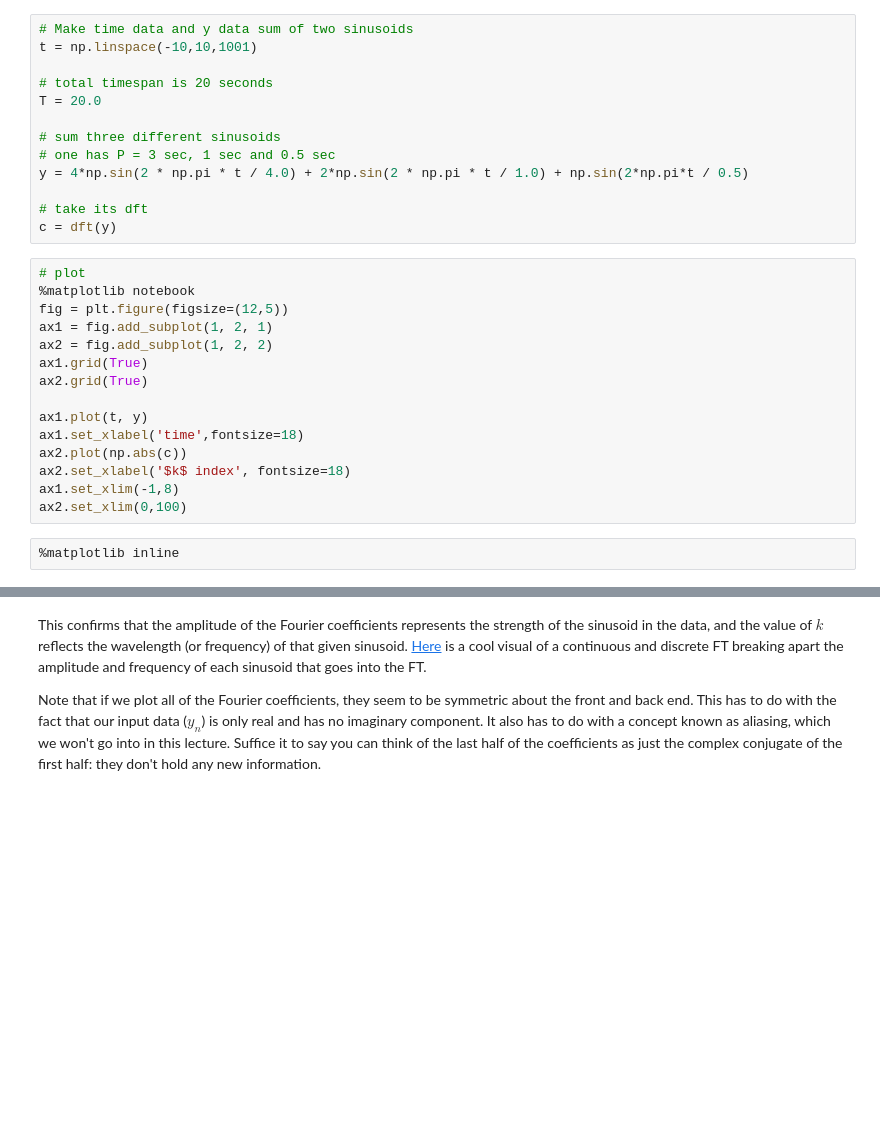
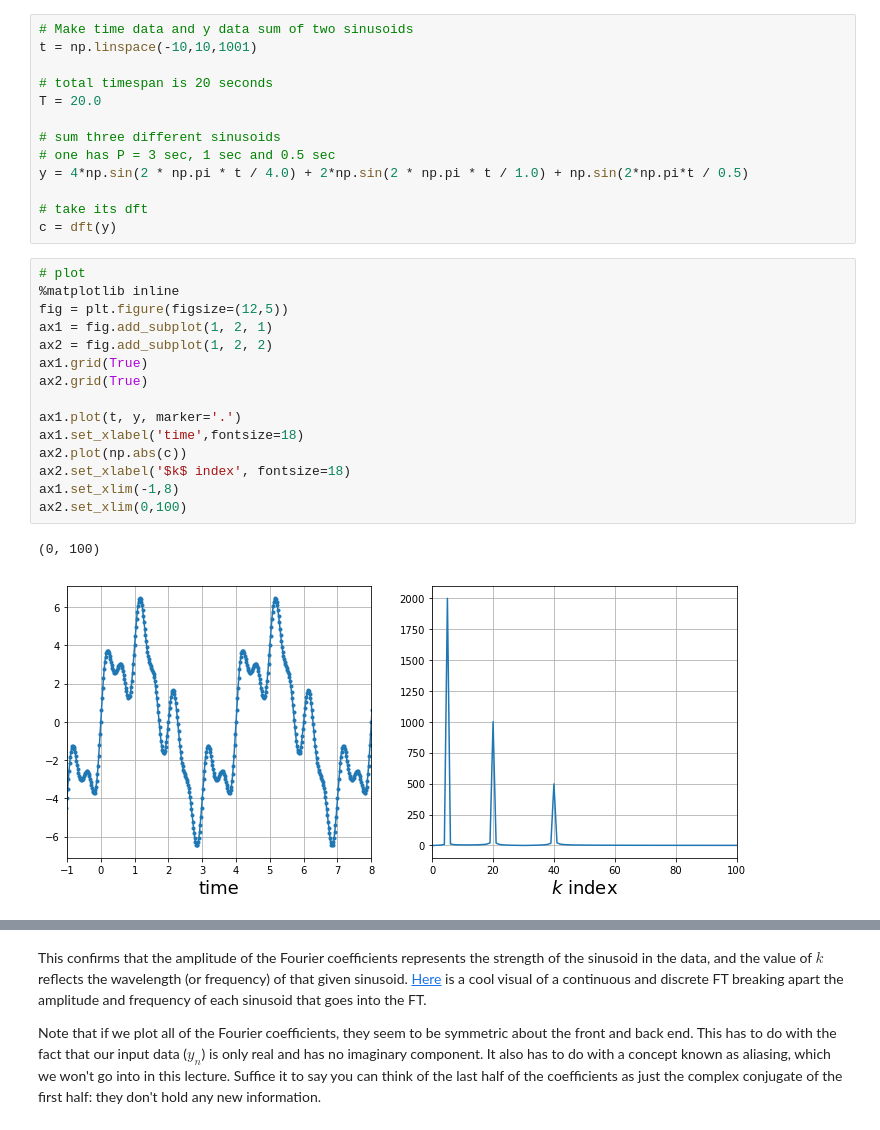
Before and after one commit to nkern/Astro_9, a Jupyter notebook: lectures/04_CompPhys/FourierTransforms.ipynb, the cells around one changed output, grey strips where cells are left out. Drawn from its saved outputs; the diff is of its cells as text; blank space fills up the shorter version.

```diff
--- a/lectures/04_CompPhys/FourierTransforms.ipynb
+++ b/lectures/04_CompPhys/FourierTransforms.ipynb
@@ -275,21 +286,22 @@ y = 4*np.sin(2 * np.pi * t / 4.0) + 2*np.sin(2 * np.pi * t / 1.0) + np.sin(2*np.
 c = dft(y)
 # %%
 # plot
-%matplotlib notebook
+%matplotlib inline
 fig = plt.figure(figsize=(12,5))
 ax1 = fig.add_subplot(1, 2, 1)
 ax2 = fig.add_subplot(1, 2, 2)
 ax1.grid(True)
 ax2.grid(True)
 
-ax1.plot(t, y)
+ax1.plot(t, y, marker='.')
 ax1.set_xlabel('time',fontsize=18)
 ax2.plot(np.abs(c))
 ax2.set_xlabel('$k$ index', fontsize=18)
 ax1.set_xlim(-1,8)
 ax2.set_xlim(0,100)
+# %% [output]
+(0, 100)
+[figure, added]
-# %%
-%matplotlib inline
 # %%
 k1 = 5
 k2 = 20
```
Also changed, not shown: parts of 12 cells of this notebook, 1 other file.
